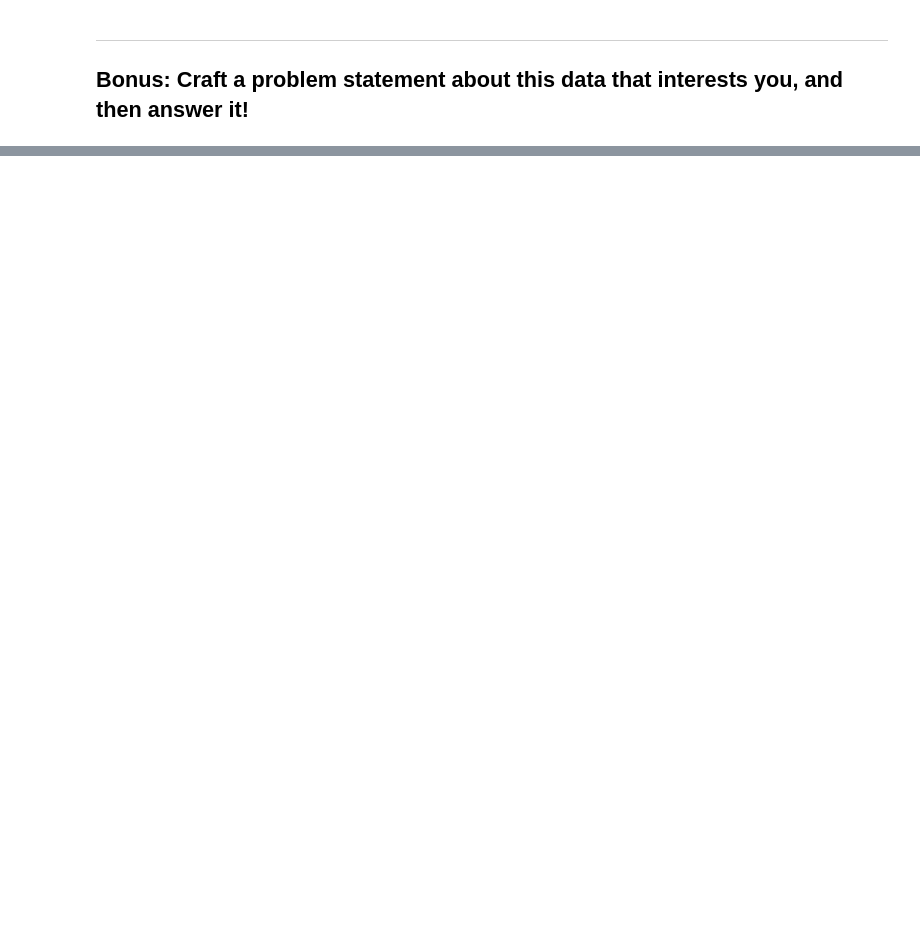
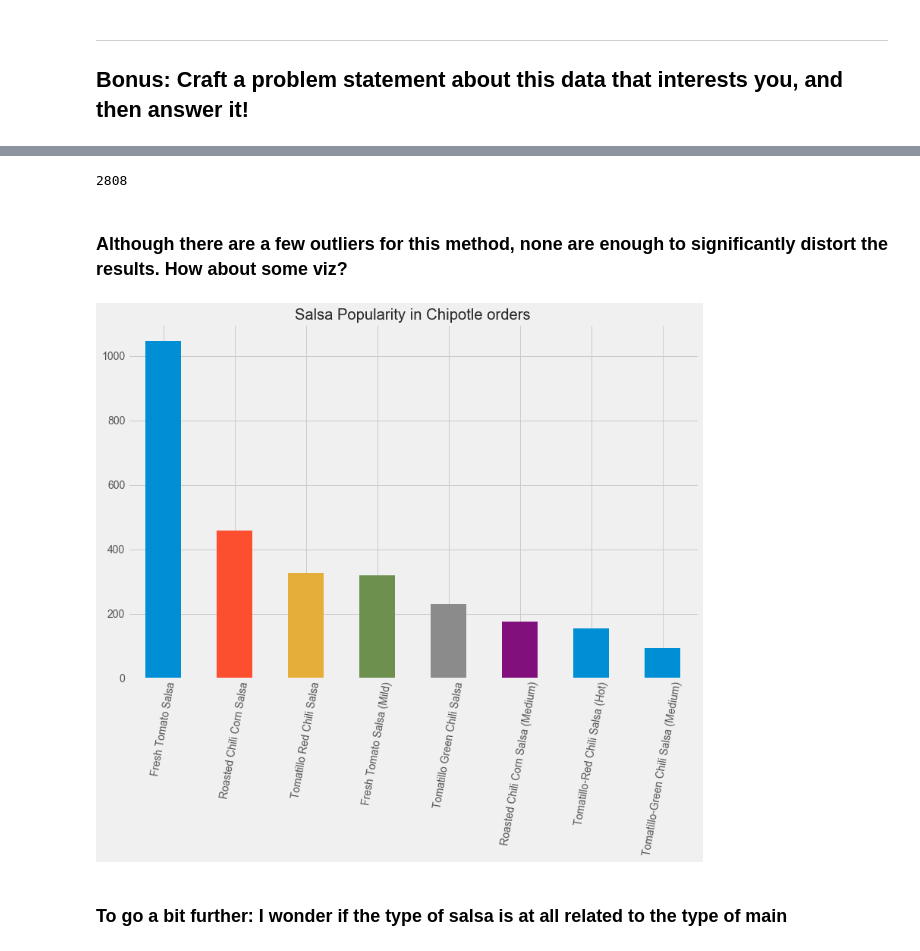
Before and after one commit to timsturges/GA_DS, a Jupyter notebook: homework/Unit2/project-eda-chipotle.ipynb, the cells around one changed output, grey strips where cells are left out. Drawn from its saved outputs; the diff is of its cells as text; code cells hidden in the pictures; blank space fills up the shorter version.

```diff
--- a/homework/Unit2/project-eda-chipotle.ipynb
+++ b/homework/Unit2/project-eda-chipotle.ipynb
@@ -82,0 +55,5 @@ memory usage: 180.6+ KB
+# %%
+# clean item_price to convert to numeric
+df['item_price'] = df['item_price'].str.replace("$","")
+# conver to numeric
+df['item_price'] = df['item_price'].astype('float')
@@ -104,0 +188,2 @@ Optional: Learn how to use `.defaultdict()` to simplify your code.
+# %%
+df['item_name'] = df['item_name'].str.replace('-', ' ')
@@ -108,0 +209,10 @@ Optional: Learn how to use `.defaultdict()` to simplify your code.
+# %%
+salsa = pd.Series([x.replace('[','').replace(']','').split(', ') for x in df['choice_description'].dropna()[df['choice_description'].dropna().str.contains('Salsa')]])
+# %%
+len(salsa)
+# %% [output]
+2808
+# %%
+count_salsa = pd.Series([s[0] for s in salsa]).value_counts()[:8]
+# %% [markdown]
+### Although there are a few outliers for this method, none are enough to significantly distort the results. How about some viz?
@@ -108,0 +222,10 @@ Optional: Learn how to use `.defaultdict()` to simplify your code.
+# %%
+plt.style.use('fivethirtyeight')
+count_salsa.plot(kind = 'bar',
+                 figsize = (12,8),
+                 rot = 80,
+                 title = 'Salsa Popularity in Chipotle orders');
+# %% [output]
+[figure, added]
+# %% [markdown]
+### To go a bit further: I wonder if the type of salsa is at all related to the type of main
```
Also changed, not shown: parts of 43 cells of this notebook.
